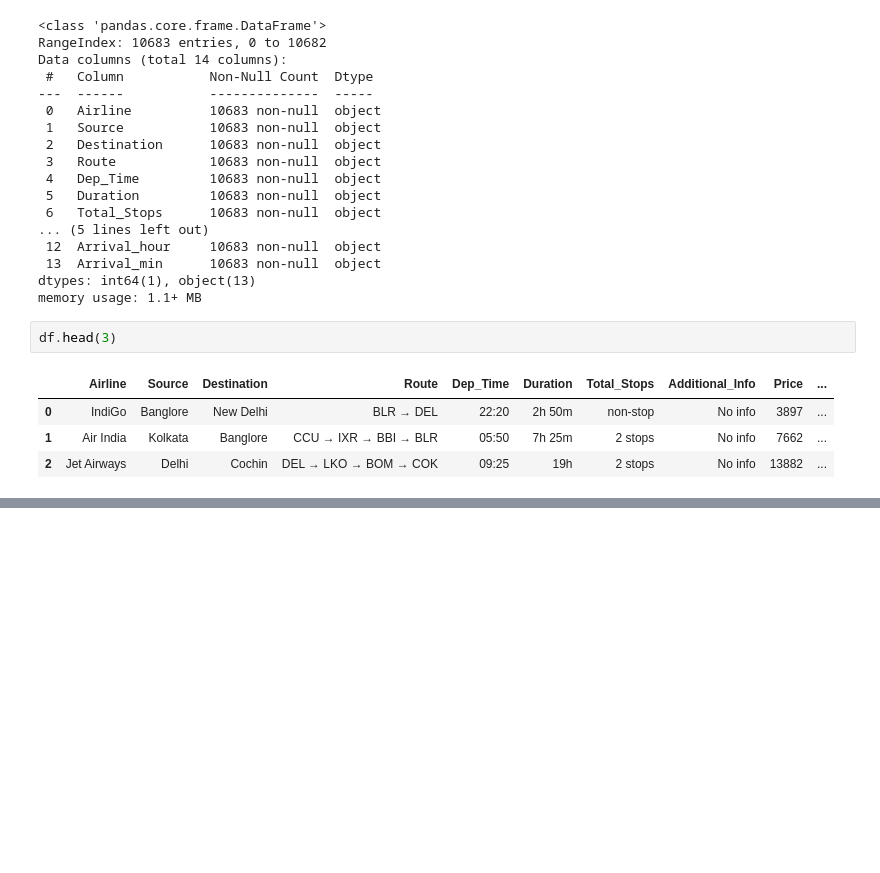
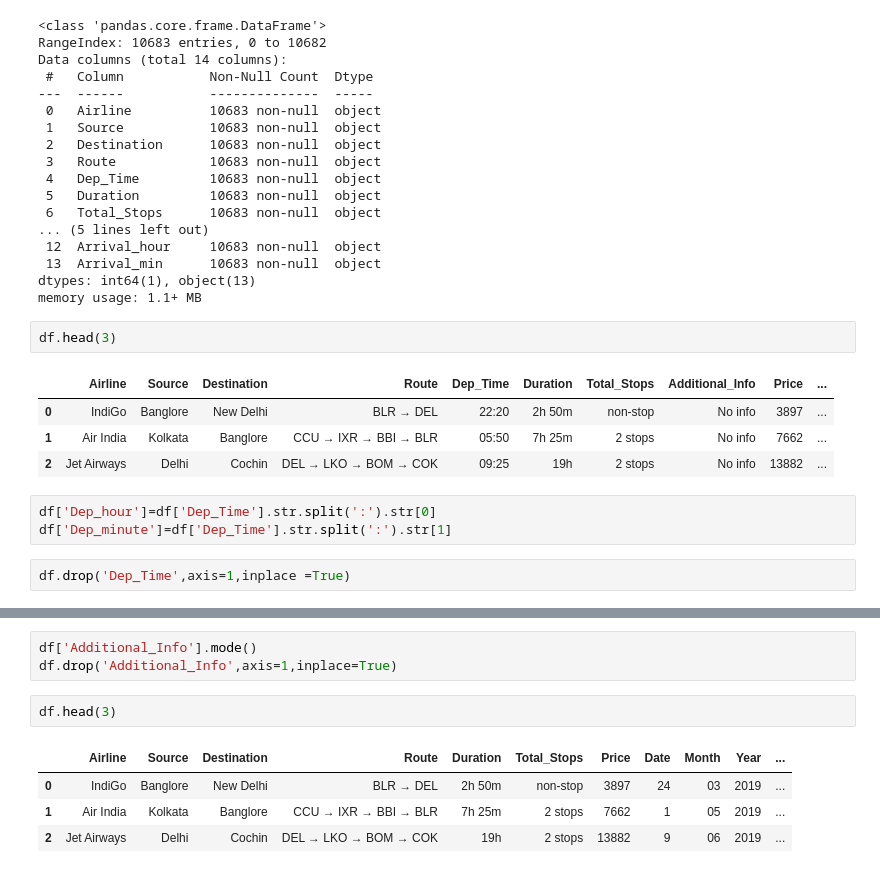
Before and after one commit to infy-dinkar/Data_Analysis, a Jupyter notebook: Notebooks/Flight_EDA.ipynb, the cells around one changed output, grey strips where cells are left out. Saved outputs shown, nothing was run; the diff lists cells and outputs as text; blank space fills up the shorter version.

```diff
--- a/Notebooks/Flight_EDA.ipynb
+++ b/Notebooks/Flight_EDA.ipynb
@@ -214,3 +214,8 @@ df.head(3)
 | 0 | IndiGo | Banglore | New Delhi | BLR → DEL | 22:20 | 2h 50m | non-stop | No info | 3897 | ... |
 | 1 | Air India | Kolkata | Banglore | CCU → IXR → BBI → BLR | 05:50 | 7h 25m | 2 stops | No info | 7662 | ... |
 | 2 | Jet Airways | Delhi | Cochin | DEL → LKO → BOM → COK | 09:25 | 19h | 2 stops | No info | 13882 | ... |
+# %%
+df['Dep_hour']=df['Dep_Time'].str.split(':').str[0]
+df['Dep_minute']=df['Dep_Time'].str.split(':').str[1]
+# %%
+df.drop('Dep_Time',axis=1,inplace =True)
@@ -216,0 +249,10 @@ df.head(3)
+# %%
+df['Additional_Info'].mode()
+df.drop('Additional_Info',axis=1,inplace=True)
+# %%
+df.head(3)
+# %% [output]
+|  | Airline | Source | Destination | Route | Duration | Total_Stops | Price | Date | Month | Year | ... |
+| 0 | IndiGo | Banglore | New Delhi | BLR → DEL | 2h 50m | non-stop | 3897 | 24 | 03 | 2019 | ... |
+| 1 | Air India | Kolkata | Banglore | CCU → IXR → BBI → BLR | 7h 25m | 2 stops | 7662 | 1 | 05 | 2019 | ... |
+| 2 | Jet Airways | Delhi | Cochin | DEL → LKO → BOM → COK | 19h | 2 stops | 13882 | 9 | 06 | 2019 | ... |
```
Also changed, not shown: parts of 2 cells of this notebook.
